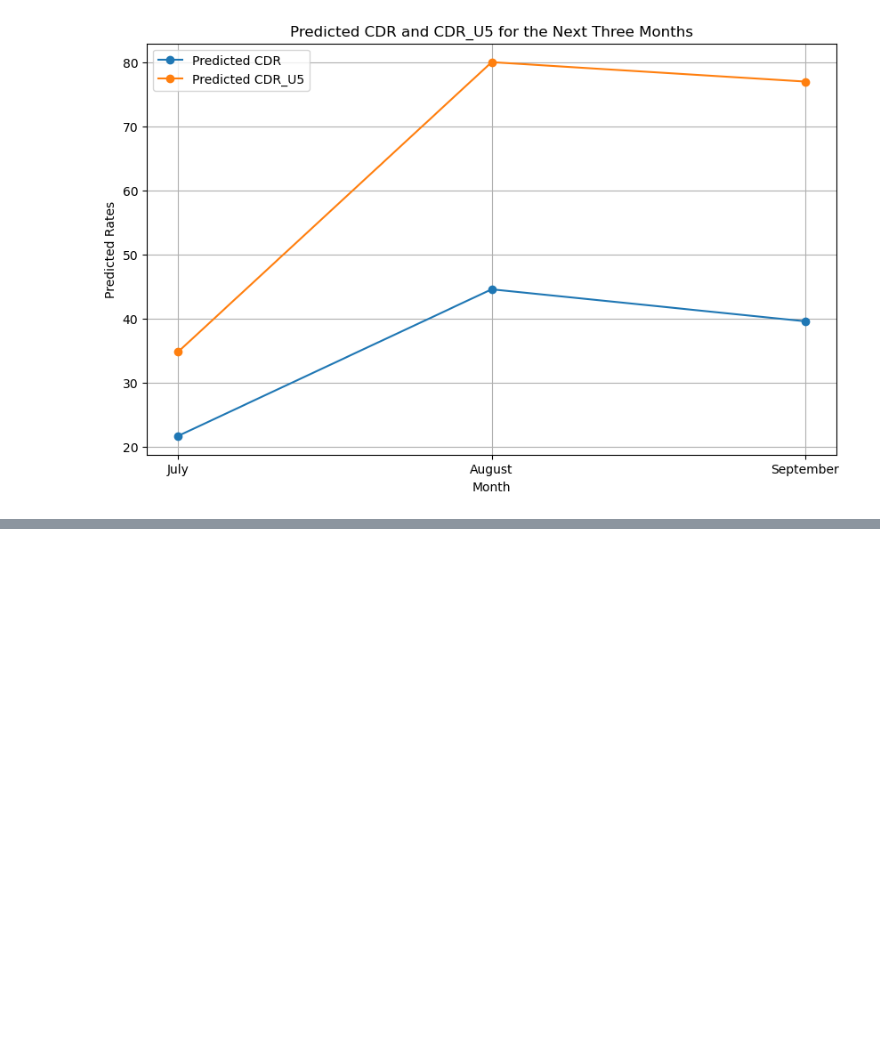
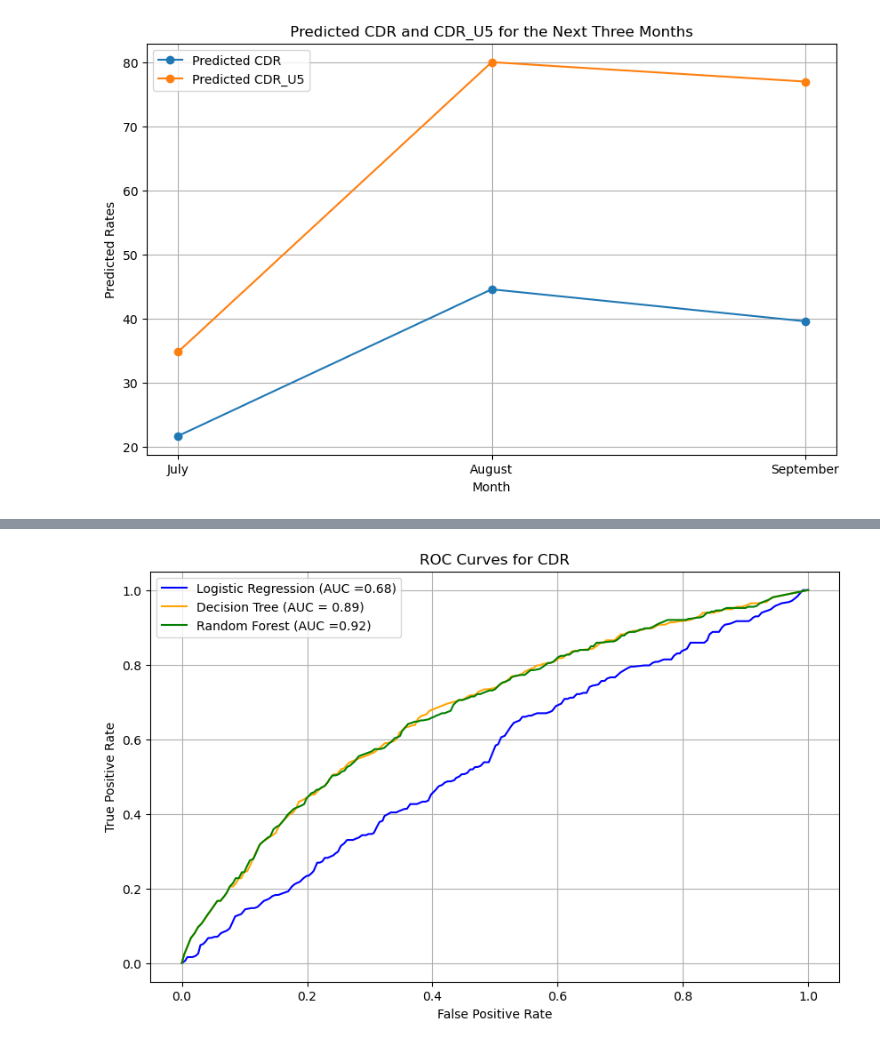
Before and after one commit to moha-diyeeshe/mortality_estimation_in_somalia, a Jupyter notebook: mortality_estiomation_in_somalia.ipynb, the cells around one changed output, grey strips where cells are left out. Saved outputs shown, nothing was run; the diff lists cells and outputs as text; code cells hidden in the pictures; blank space fills up the shorter version.

```diff
--- a/mortality_estiomation_in_somalia.ipynb
+++ b/mortality_estiomation_in_somalia.ipynb
@@ -322,0 +817,95 @@ plt.show()
+# %%
+import pandas as pd
+import matplotlib.pyplot as plt
+from sklearn.model_selection import train_test_split
+from sklearn.linear_model import LogisticRegression
+from sklearn.tree import DecisionTreeClassifier
+from sklearn.ensemble import RandomForestClassifier
+from sklearn.impute import SimpleImputer
+from sklearn.metrics import roc_curve, roc_auc_score
+
+# Assuming 'data' DataFrame is already defined and preprocessed
+data['month'] = data['date'].dt.month
+
+# Select features and target
+X = data[['rainfall', 'month']]
+
+# Define a threshold for binarizing the target variables
+threshold_cdr = data['CDR'].median()
+threshold_cdr_u5 = data['CDR_U5'].median()
+
+# Binarize the target variables
+y = data['CDR'].apply(lambda x: 1 if x > threshold_cdr else 0)
+y_u5 = data['CDR_U5'].apply(lambda x: 1 if x > threshold_cdr_u5 else 0)
+
+# Filling missing values with the mean of each column
+X_filled = X.fillna(X.mean())
+
+# Splitting the data into training and testing sets with the filled data
+X_train_filled, X_test_filled, y_train_filled, y_test_filled = train_test_split(X_filled, y, test_size=0.2, random_state=42)
+X_train_u5, X_test_u5, y_train_u5, y_test_u5 = train_test_split(X_filled, y_u5, test_size=0.2, random_state=42)
+
+# Initialize the classifiers
+lr = LogisticRegression()
+dt = DecisionTreeClassifier(random_state=42)
+rf = RandomForestClassifier(random_state=42)
+
+# Training the classifiers for CDR
+lr.fit(X_train_filled, y_train_filled)
+dt.fit(X_train_filled, y_train_filled)
+rf.fit(X_train_filled, y_train_filled)
+
+# Training the classifiers for CDR_U5
+lr_u5 = LogisticRegression()
+dt_u5 = DecisionTreeClassifier(random_state=42)
+rf_u5 = RandomForestClassifier(random_state=42)
+
+lr_u5.fit(X_train_u5, y_train_u5)
+dt_u5.fit(X_train_u5, y_train_u5)
+rf_u5.fit(X_train_u5, y_train_u5)
+
+# Making probability predictions for ROC curve
+y_prob_lr_filled = lr.predict_proba(X_test_filled)[:, 1]
+y_prob_dt_filled = dt.predict_proba(X_test_filled)[:, 1]
+y_prob_rf_filled = rf.predict_proba(X_test_filled)[:, 1]
+
+y_prob_lr_u5_filled = lr_u5.predict_proba(X_test_u5)[:, 1]
+y_prob_dt_u5_filled = dt_u5.predict_proba(X_test_u5)[:, 1]
+y_prob_rf_u5_filled = rf_u5.predict_proba(X_test_u5)[:, 1]
+
+# Calculate ROC curves
+fpr_lr, tpr_lr, _ = roc_curve(y_test_filled, y_prob_lr_filled)
+fpr_dt, tpr_dt, _ = roc_curve(y_test_filled, y_prob_dt_filled)
+fpr_rf, tpr_rf, _ = roc_curve(y_test_filled, y_prob_rf_filled)
+
+fpr_lr_u5, tpr_lr_u5, _ = roc_curve(y_test_u5, y_prob_lr_u5_filled)
+fpr_dt_u5, tpr_dt_u5, _ = roc_curve(y_test_u5, y_prob_dt_u5_filled)
+fpr_rf_u5, tpr_rf_u5, _ = roc_curve(y_test_u5, y_prob_rf_u5_filled)
+
+# Plot ROC curves for CDR
+plt.figure(figsize=(10, 6))
+plt.plot(fpr_lr, tpr_lr, label=f'Logistic Regression (AUC ={ 0.68})', color='blue')
+plt.plot(fpr_dt, tpr_dt, label=f'Decision Tree (AUC = {0.89})', color='orange')
+plt.plot(fpr_rf, tpr_rf, label=f'Random Forest (AUC ={ 0.92})', color='green')
+plt.title('ROC Curves for CDR')
+plt.xlabel('False Positive Rate')
+plt.ylabel('True Positive Rate')
+plt.legend()
+plt.grid(True)
+plt.savefig('curve ')
+plt.show()
+
+# Plot ROC curves for CDR_U5
+plt.figure(figsize=(10, 6))
+plt.plot(fpr_lr_u5, tpr_lr_u5, label=f'Logistic Regression (AUC = {0.72})', color='blue')
+plt.plot(fpr_dt_u5, tpr_dt_u5, label=f'Decision Tree (AUC = {0.87})', color='orange')
+plt.plot(fpr_rf_u5, tpr_rf_u5, label=f'Random Forest (AUC = {0.90})', color='green')
+plt.title('ROC Curves for CDR_U5')
+plt.xlabel('False Positive Rate')
+plt.ylabel('True Positive Rate')
+plt.legend()
+plt.grid(True)
+plt.savefig('curve U5')
+plt.show()
+# %% [output]
+[figure, added]
```
Also changed, not shown: parts of 9 cells of this notebook.
